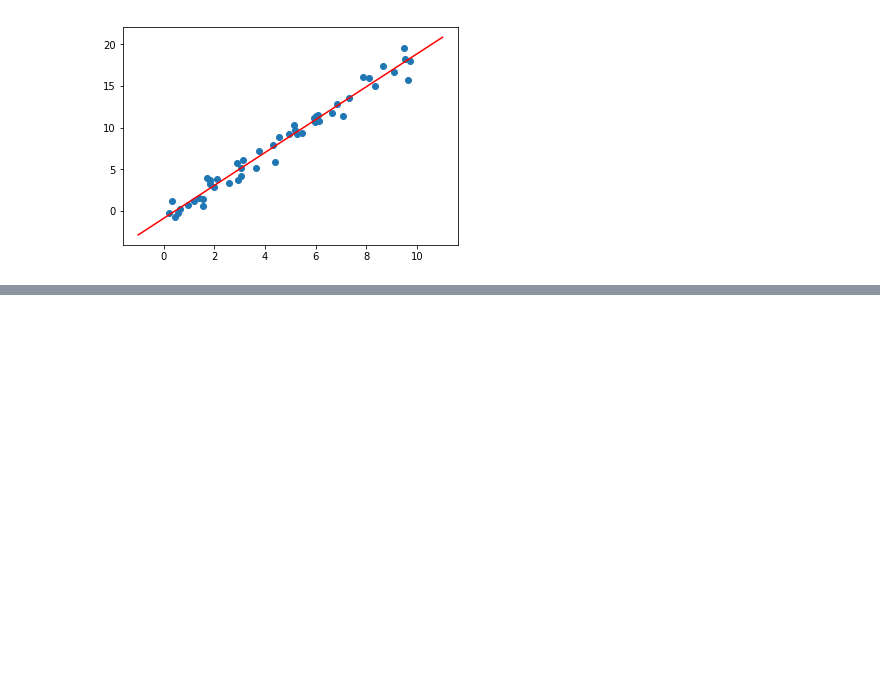
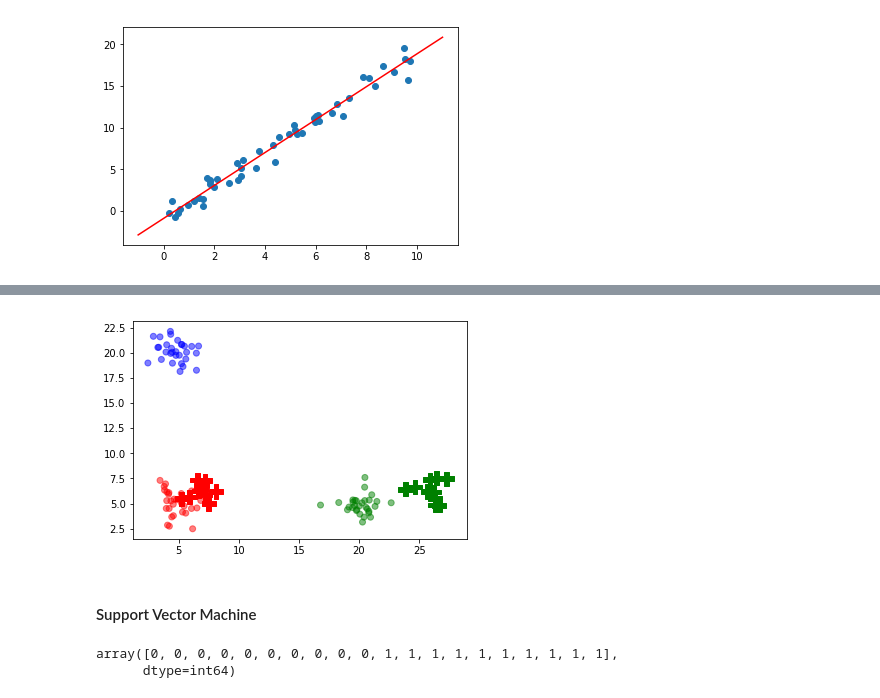
Before and after one commit to biodatascience/datasci611, a Jupyter notebook: scripts/scikit_learn_1_lecture.ipynb, the cells around one changed output, grey strips where cells are left out. Drawn from its saved outputs; the diff is of its cells as text; code cells hidden in the pictures; blank space fills up the shorter version.

```diff
--- a/scripts/scikit_learn_1_lecture.ipynb
+++ b/scripts/scikit_learn_1_lecture.ipynb
@@ -74,0 +144,4 @@ plt.plot(xfit_df, yfit_df, color='red');
+# %%
+new_samples_df = pd.DataFrame({'gene_a':np.concatenate((normal(loc=U2*1.3, size=10), normal(loc=U1*1.3, size=10))),
+                               'gene_b':np.concatenate((normal(loc=U1*1.3, size=10), normal(loc=U1*1.3, size=10)))
+                             })
@@ -74,0 +159,10 @@ plt.plot(xfit_df, yfit_df, color='red');
+# %%
+color_dict = {0:'green', 1:'red', 2:'blue'}
+colors = [color_dict[x] for x in gene_df.explant_id]
+plt.scatter(gene_df.gene_a, gene_df.gene_b, color=colors, alpha=0.5);
+new_colors = [color_dict[x] for x in knn_labels]
+plt.scatter(new_samples_df.gene_a, new_samples_df.gene_b, color=new_colors, marker='P', s=200);
+# %% [output]
+[figure, added]
+# %% [markdown]
+#### Support Vector Machine
@@ -74,0 +171,7 @@ plt.plot(xfit_df, yfit_df, color='red');
+# %%
+svm_fit = SVC(gamma='scale').fit(gene_df[['gene_a', 'gene_b']], gene_df['explant_id'])
+svm_labels = svm_fit.predict(new_samples_df)
+svm_labels
+# %% [output]
+array([0, 0, 0, 0, 0, 0, 0, 0, 0, 0, 1, 1, 1, 1, 1, 1, 1, 1, 1, 1],
+      dtype=int64)
```
Also changed, not shown: parts of 36 cells of this notebook.
